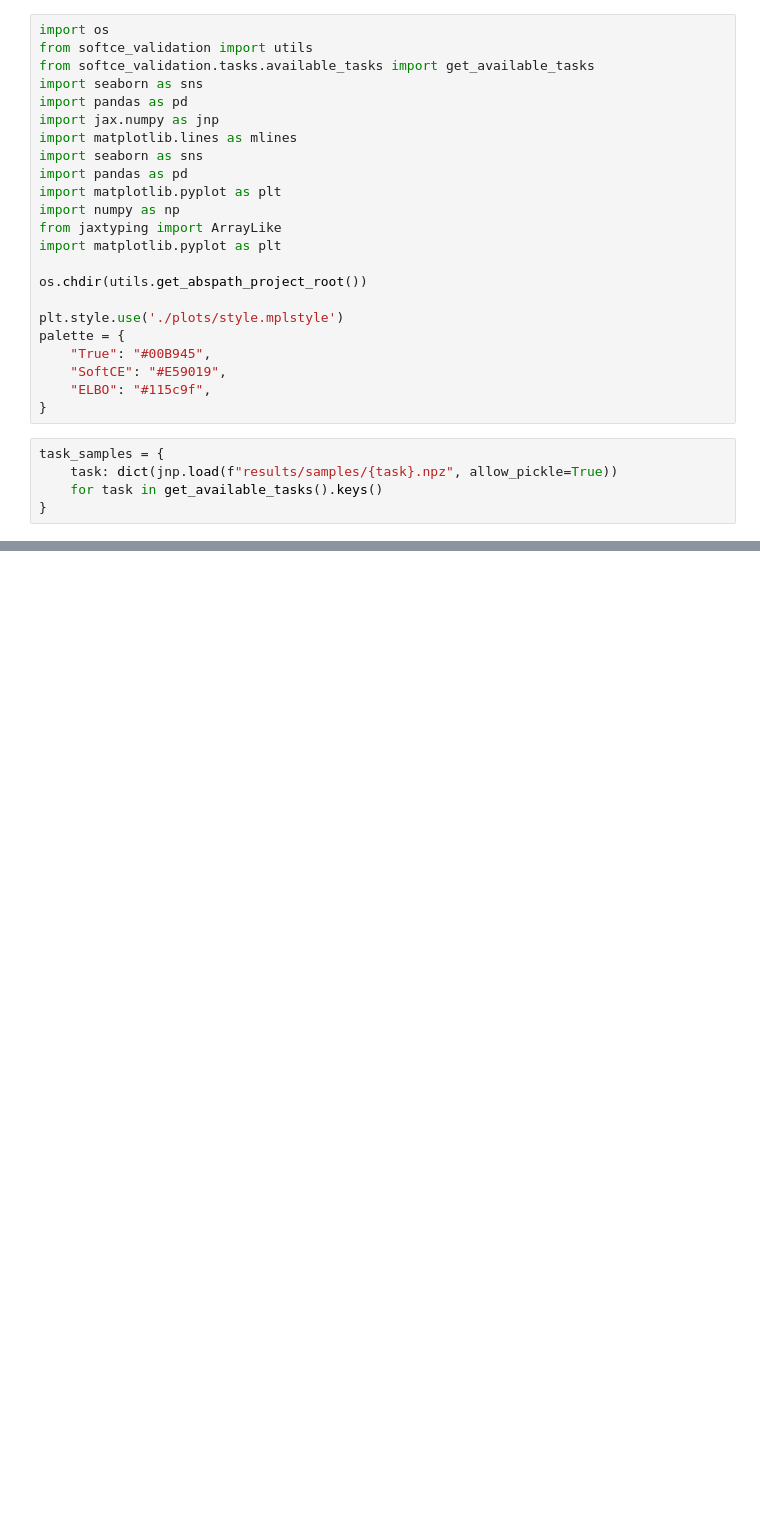
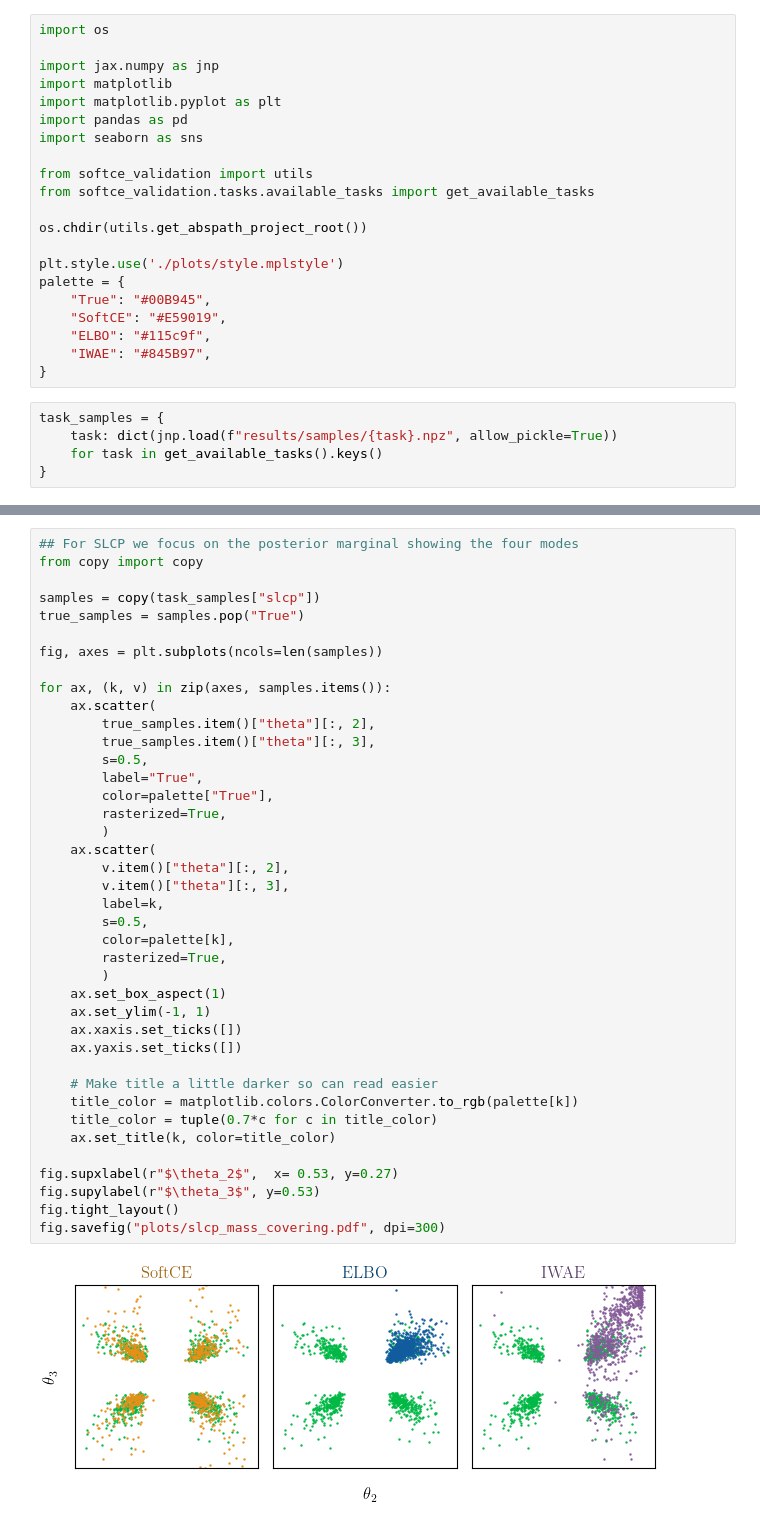
Before and after one commit to danielward27/softcvi_validation, a Jupyter notebook: examples/plot_individual_runs.ipynb, the cells around one changed output, grey strips where cells are left out. Drawn from its saved outputs; the diff is of its cells as text; blank space fills up the shorter version.

```diff
--- a/examples/plot_individual_runs.ipynb
+++ b/examples/plot_individual_runs.ipynb
@@ -1,17 +1,14 @@
 # %%
 import os
+
+import jax.numpy as jnp
+import matplotlib
+import matplotlib.pyplot as plt
+import pandas as pd
+import seaborn as sns
+
 from softce_validation import utils
 from softce_validation.tasks.available_tasks import get_available_tasks
-import seaborn as sns
-import pandas as pd
-import jax.numpy as jnp
-import matplotlib.lines as mlines
-import seaborn as sns
-import pandas as pd
-import matplotlib.pyplot as plt
-import numpy as np
-from jaxtyping import ArrayLike
-import matplotlib.pyplot as plt
 
 os.chdir(utils.get_abspath_project_root())
 
@@ -20,6 +17,7 @@ palette = {
     "True": "#00B945",
     "SoftCE": "#E59019",
     "ELBO": "#115c9f",
+    "IWAE": "#845B97",
 }
 # %%
 task_samples = {
@@ -233,0 +102,42 @@ fig.savefig("plots/slcp_mass_covering.pdf", dpi=300)
+# %%
+## For SLCP we focus on the posterior marginal showing the four modes
+from copy import copy
+
+samples = copy(task_samples["slcp"])
+true_samples = samples.pop("True")
+
+fig, axes = plt.subplots(ncols=len(samples))
+
+for ax, (k, v) in zip(axes, samples.items()):
+    ax.scatter(
+        true_samples.item()["theta"][:, 2],
+        true_samples.item()["theta"][:, 3],
+        s=0.5,
+        label="True",
+        color=palette["True"],
+        rasterized=True,
+        )
+    ax.scatter(
+        v.item()["theta"][:, 2],
+        v.item()["theta"][:, 3],
+        label=k,
+        s=0.5,
+        color=palette[k],
+        rasterized=True,
+        )
+    ax.set_box_aspect(1)
+    ax.set_ylim(-1, 1)
+    ax.xaxis.set_ticks([])
+    ax.yaxis.set_ticks([])
+
+    # Make title a little darker so can read easier
+    title_color = matplotlib.colors.ColorConverter.to_rgb(palette[k])
+    title_color = tuple(0.7*c for c in title_color)
+    ax.set_title(k, color=title_color)
+
+fig.supxlabel(r"$\theta_2$",  x= 0.53, y=0.27)
+fig.supylabel(r"$\theta_3$", y=0.53)
+fig.tight_layout()
+fig.savefig("plots/slcp_mass_covering.pdf", dpi=300)
+# %% [output]
+[figure, added]
```
Also changed, not shown: parts of 5 cells of this notebook, 16 other files.
